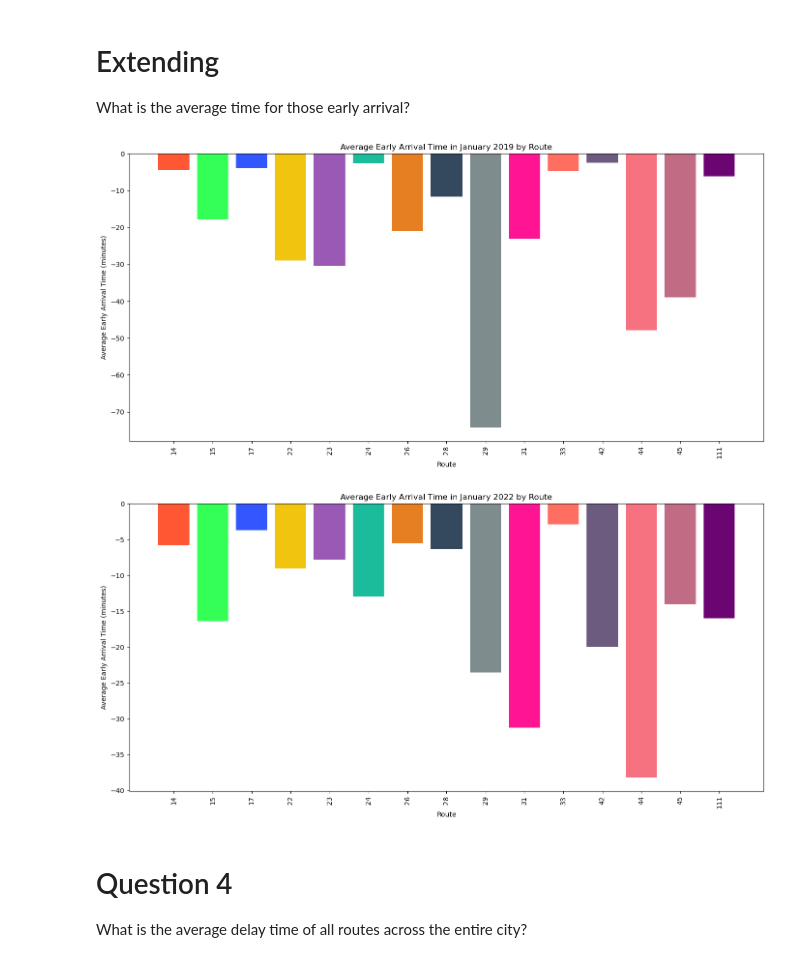
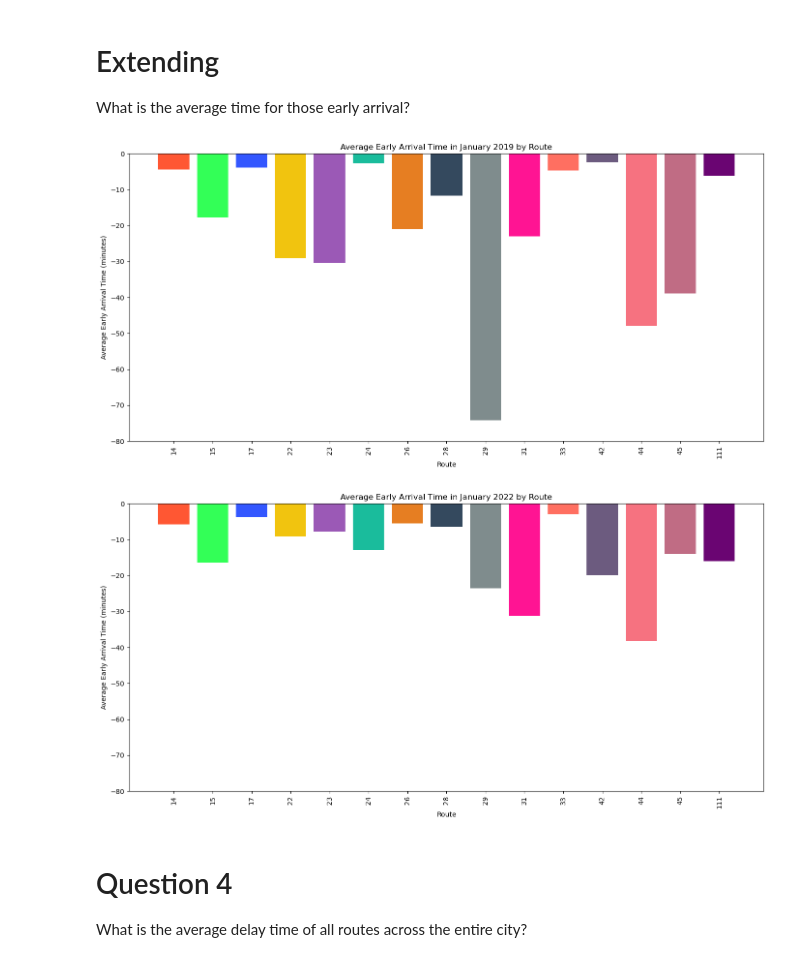
Before and after one commit to BU-Spark/ds-wgbh-bus-equity, a Jupyter notebook: notebooks/Preliminary Analysis on Base Questions 1.2.ipynb, the cells around one changed output. Cells and saved outputs as stored; diff of their text form; code cells hidden in the pictures.

```diff
--- a/notebooks/Preliminary Analysis on Base Questions 1.2.ipynb
+++ b/notebooks/Preliminary Analysis on Base Questions 1.2.ipynb
@@ -274,33 +270,40 @@ avg_early_arrival_time['avg_early_arrival_time_minutes'] = avg_early_arrival_tim
 # print("Monthly average early arrival time (in minutes) by route:")
 # print(monthly_avg_early_arrival)
 # %%
+# Find the maximum average early arrival time across both years
+max_avg_early_arrival_time = max(avg_early_arrival_time['avg_early_arrival_time_minutes'].max(),
+                                 avg_early_arrival_time['avg_early_arrival_time_minutes'].max())
+
+# Plot average early arrival time for 2019
 plt.figure(figsize=(14, 7))
 subset_2019 = avg_early_arrival_time[avg_early_arrival_time['year'] == 2019]
 plt.bar(subset_2019['route_id'].astype(str),
         subset_2019['avg_early_arrival_time_minutes'],
         color=colors[:len(subset_2019)])  # Adjust colors based on number of routes
 plt.xlabel('Route')
 plt.ylabel('Average Early Arrival Time (minutes)')
 plt.title('Average Early Arrival Time in January 2019 by Route')
 plt.xticks(rotation=90)
+plt.ylim(-80, 0)  # Set y-axis limit
 plt.tight_layout()
 plt.show()
 
-# Plot average early arrival time categorized by routes for 2022
+# Plot average early arrival time for 2022
 plt.figure(figsize=(14, 7))
 subset_2022 = avg_early_arrival_time[avg_early_arrival_time['year'] == 2022]
 plt.bar(subset_2022['route_id'].astype(str),
         subset_2022['avg_early_arrival_time_minutes'],
         color=colors[:len(subset_2022)])  # Adjust colors based on number of routes
 plt.xlabel('Route')
 plt.ylabel('Average Early Arrival Time (minutes)')
 plt.title('Average Early Arrival Time in January 2022 by Route')
 plt.xticks(rotation=90)
+plt.ylim(-80,0)  # Set y-axis limit
 plt.tight_layout()
 plt.show()
 # %% [output]
-[figure, old version]
+[figure, new version]
-[figure, old version]
+[figure, new version]
 # %% [markdown]
 # Question 4
 
```
Also changed, not shown: parts of 9 cells of this notebook.
